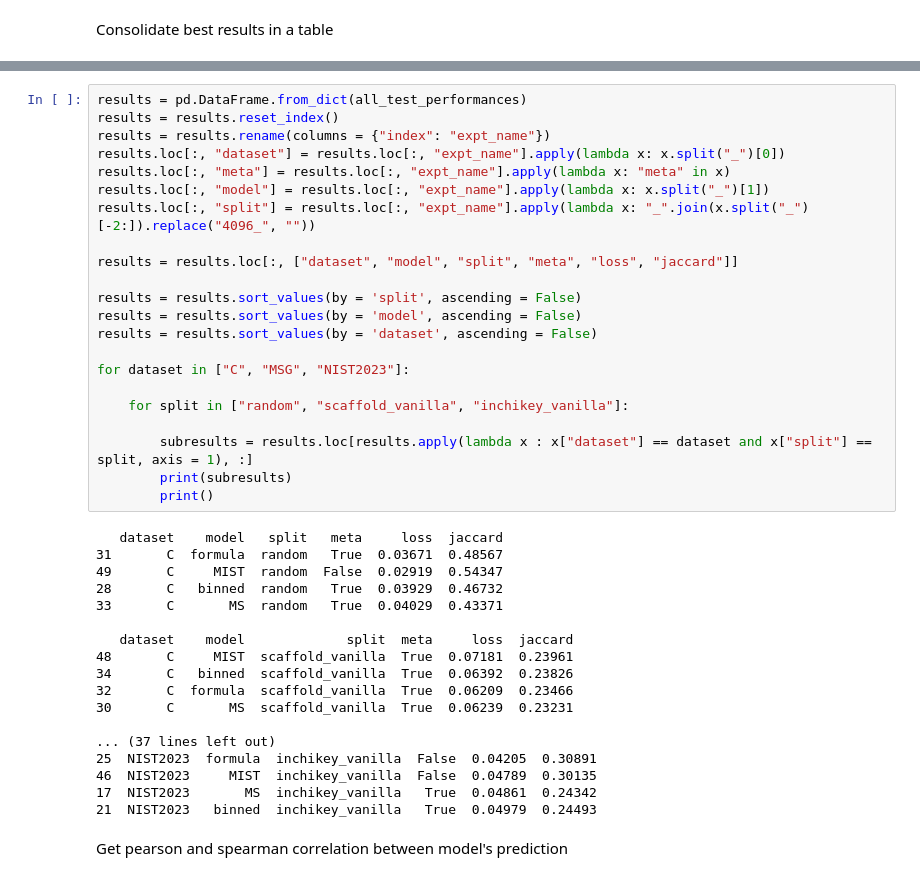
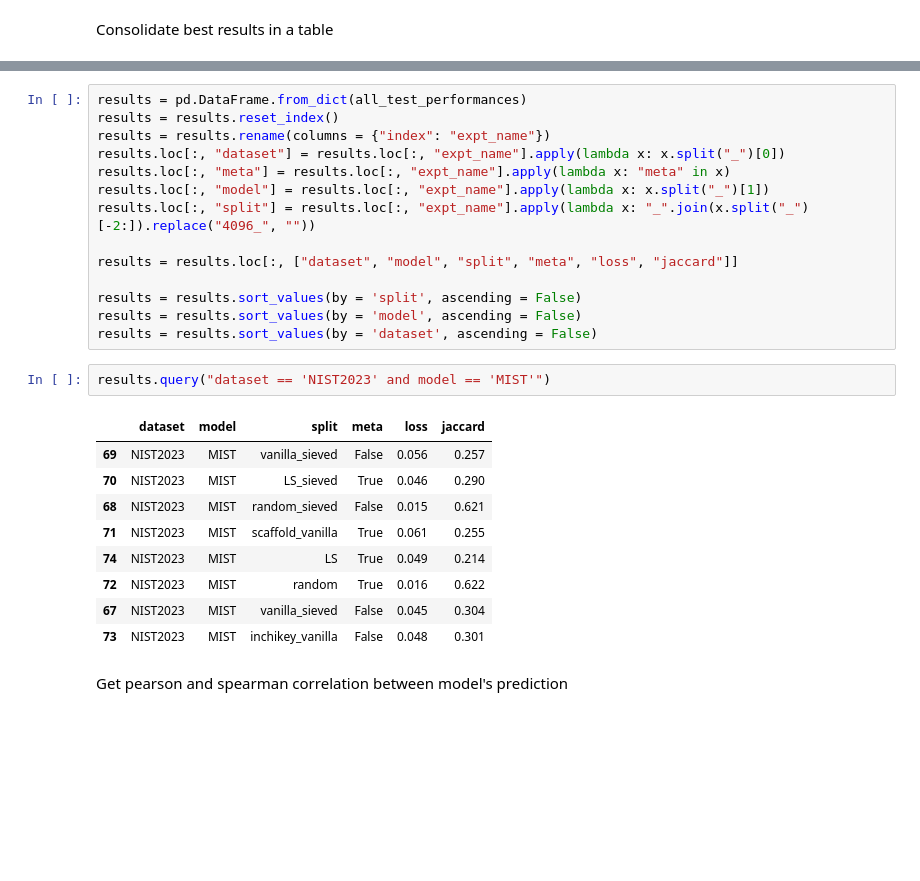
Before and after one commit to serenaklm/ML_MS_analysis, a Jupyter notebook: diagnosis/01_consolidate_performance.ipynb, the cells around one changed output, grey strips where cells are left out. Saved outputs shown, nothing was run; the diff lists cells and outputs as text; blank space fills up the shorter version.

```diff
--- a/diagnosis/01_consolidate_performance.ipynb
+++ b/diagnosis/01_consolidate_performance.ipynb
@@ -129,32 +123,18 @@ results = results.loc[:, ["dataset", "model", "split", "meta", "loss", "jaccard"
 results = results.sort_values(by = 'split', ascending = False)
 results = results.sort_values(by = 'model', ascending = False)
 results = results.sort_values(by = 'dataset', ascending = False)
-
-for dataset in ["C", "MSG", "NIST2023"]:
-
-    for split in ["random", "scaffold_vanilla", "inchikey_vanilla"]:
-
-        subresults = results.loc[results.apply(lambda x : x["dataset"] == dataset and x["split"] == split, axis = 1), :]
-        print(subresults)
-        print()
-# %% [output]
-   dataset    model   split   meta     loss  jaccard
-31       C  formula  random   True  0.03671  0.48567
-49       C     MIST  random  False  0.02919  0.54347
-28       C   binned  random   True  0.03929  0.46732
-33       C       MS  random   True  0.04029  0.43371
-
-   dataset    model             split  meta     loss  jaccard
-48       C     MIST  scaffold_vanilla  True  0.07181  0.23961
-34       C   binned  scaffold_vanilla  True  0.06392  0.23826
-32       C  formula  scaffold_vanilla  True  0.06209  0.23466
-30       C       MS  scaffold_vanilla  True  0.06239  0.23231
-
-... (37 lines left out)
-25  NIST2023  formula  inchikey_vanilla  False  0.04205  0.30891
-46  NIST2023     MIST  inchikey_vanilla  False  0.04789  0.30135
-17  NIST2023       MS  inchikey_vanilla   True  0.04861  0.24342
-21  NIST2023   binned  inchikey_vanilla   True  0.04979  0.24493
+# %%
+results.query("dataset == 'NIST2023' and model == 'MIST'")
+# %% [output]
+|  | dataset | model | split | meta | loss | jaccard |
+| 69 | NIST2023 | MIST | vanilla_sieved | False | 0.056 | 0.257 |
+| 70 | NIST2023 | MIST | LS_sieved | True | 0.046 | 0.290 |
+| 68 | NIST2023 | MIST | random_sieved | False | 0.015 | 0.621 |
+| 71 | NIST2023 | MIST | scaffold_vanilla | True | 0.061 | 0.255 |
+| 74 | NIST2023 | MIST | LS | True | 0.049 | 0.214 |
+| 72 | NIST2023 | MIST | random | True | 0.016 | 0.622 |
+| 67 | NIST2023 | MIST | vanilla_sieved | False | 0.045 | 0.304 |
+| 73 | NIST2023 | MIST | inchikey_vanilla | False | 0.048 | 0.301 |
 # %% [markdown]
 Get pearson and spearman correlation between model's prediction
 # %%
```
Also changed, not shown: parts of 6 cells of this notebook, 20 other files.
